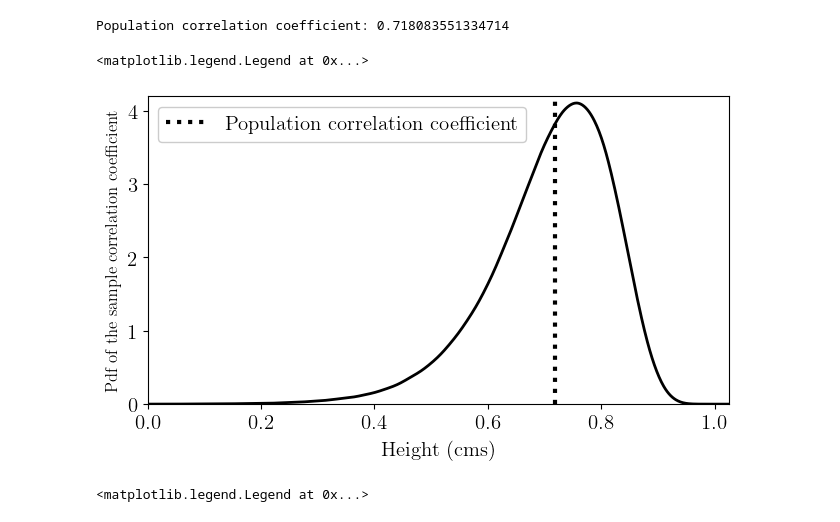
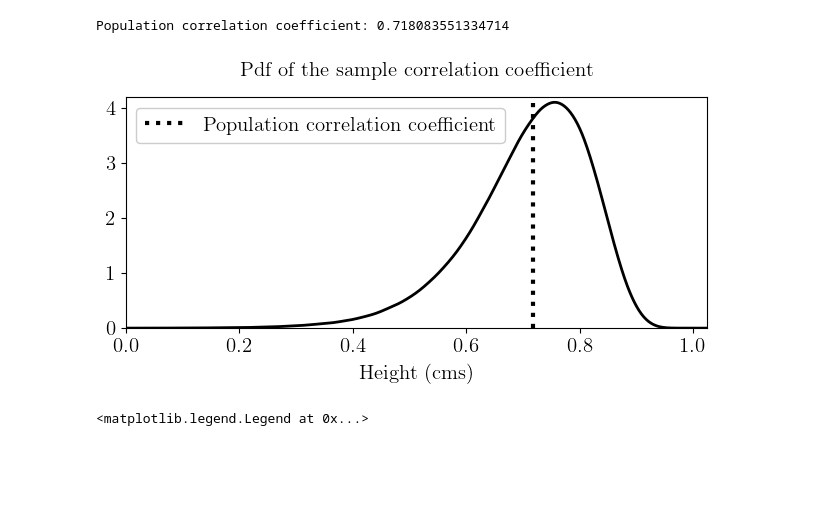
Before and after one commit to cfgranda/ps4ds, a Jupyter notebook: estimation_population_parameters/correlation_coefficient_bootstrap_confidence_intervals.ipynb, the cells around one changed output. Drawn from its saved outputs; the diff is of its cells as text; code cells hidden in the pictures; blank space fills up the shorter version.

```diff
--- a/estimation_population_parameters/correlation_coefficient_bootstrap_confidence_intervals.ipynb
+++ b/estimation_population_parameters/correlation_coefficient_bootstrap_confidence_intervals.ipynb
@@ -57,29 +57,28 @@ for ind_tries in range(tries):
 # %%
 x_min = 0
 x_max = 1.025
 x = np.linspace(x_min,x_max,500)
 y_max = 4.2
 eps = 1e-3
 x = np.linspace(x_min, x_max, 1000)
 
-fig = plt.figure(figsize=(7.5,4))
+fig = plt.figure(figsize=(7.5,3))
 pdf = gaussian_kde(sample_rhos,bw_method=0.1)
 plt.plot(x,pdf(x),lw=2,color="black")
 plt.vlines(rho_pop, 0,y_max,lw=3,ls="dotted",color="black",label="Population correlation coefficient")
 [l,u] = np.percentile(sample_rhos,[2.5, 97.5])
 x_aux = x[x>l]
 x_aux = x_aux[x_aux<u]
 plt.ylim([0,y_max])
 plt.xlim([x_min,x_max])
 plt.yticks([0,1,2,3,4],fontsize=font_size_ticks)
 plt.xticks(fontsize=font_size_ticks)
 ax = plt.gca()
-plt.ylabel(r"Pdf of the sample correlation coefficient",fontsize=font_size-3,labelpad=5)
+plt.title(r"Pdf of the sample correlation coefficient",fontsize=font_size,pad=15)
 plt.xlabel(r"Height (cms)",fontsize=font_size,labelpad=5)
-plt.legend(fontsize=font_size_legend,framealpha=1)
+plt.legend(fontsize=font_size_legend,framealpha=1);
 # %% [output]
-<matplotlib.legend.Legend at 0x...>
-[figure, old version]
+[figure, new version]
 # %%
 rng = default_rng(1234567)
 step = 5
```
Also changed, not shown: 6 other files.
